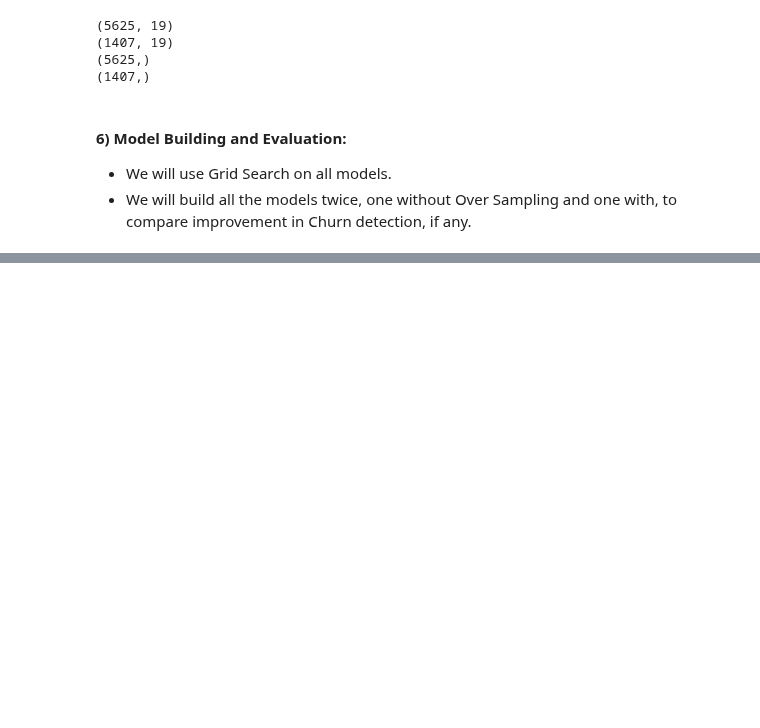
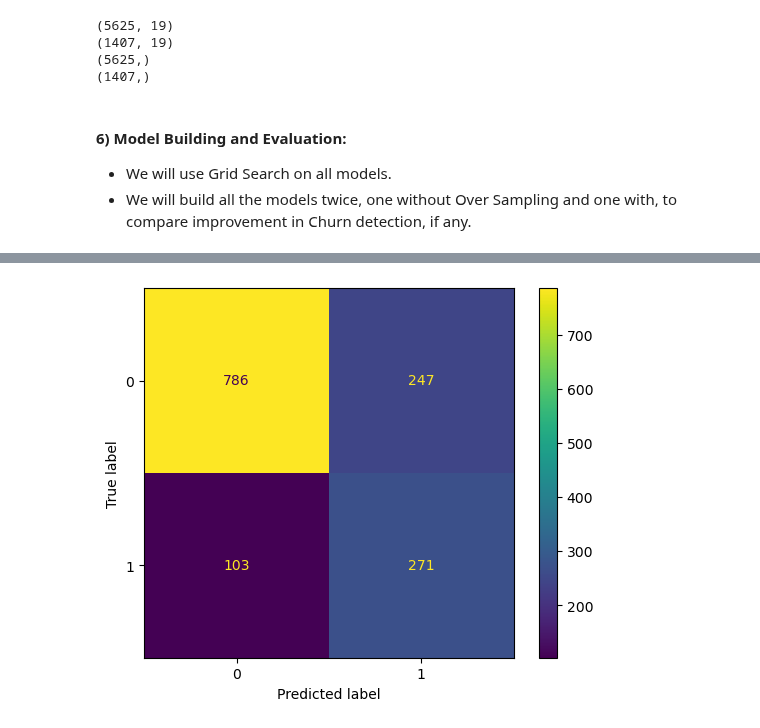
Before and after one commit to Shailya777/Learning-Logs, a Jupyter notebook: Machine_Learning/08_Bagging_and_Boosting/06_Practice_Project3(Telecom Customer Churn).ipynb, the cells around one changed output, grey strips where cells are left out. Saved outputs shown, nothing was run; the diff lists cells and outputs as text; code cells hidden in the pictures; blank space fills up the shorter version.

Commit message:
Predictions on test data using best estimator

```diff
--- a/Machine_Learning/08_Bagging_and_Boosting/06_Practice_Project3(Telecom Customer Churn).ipynb
+++ b/Machine_Learning/08_Bagging_and_Boosting/06_Practice_Project3(Telecom Customer Churn).ipynb
@@ -899,7 +899,7 @@ model_config = {
     ),
 
     'SVC': (
-        SVC(),
+        SVC(probability= True), # For model to return probabilites for each class too
         {'clf__kernel': ['poly', 'linear', 'rbf', 'sigmoid'],
         'clf__C': [0.01, 0.1, 1, 10, 100],
         'clf__degree': [2,3],
@@ -908,7 +908,7 @@ model_config = {
     ),
 
     'SVC_with_OverSampling': (
-        SVC(),
+        SVC(probability= True), # For model to return probabilites for each class too
         {'Over_Sampling__sampling_strategy': [0.5, 0.75, 'minority'],
         'clf__kernel': ['poly', 'linear', 'rbf', 'sigmoid'],
         'clf__C': [0.01, 0.1, 1, 10, 100],
@@ -1146,0 +1149,3 @@ result_df
+# %%
+name = result_df.iloc[0]['Model']
+best_model = best_models[name]
@@ -1146,0 +1192,13 @@ result_df
+# %%
+# Predictions on Test Data:
+
+y_pred = best_model.predict(X_test)
+# %%
+# Confusion Matrix:
+
+cm = confusion_matrix(y_test, y_pred)
+disp = ConfusionMatrixDisplay(cm, display_labels= best_model.classes_)
+disp.plot()
+plt.show()
+# %% [output]
+[figure, added]
```
Also changed, not shown: parts of 5 cells of this notebook.
